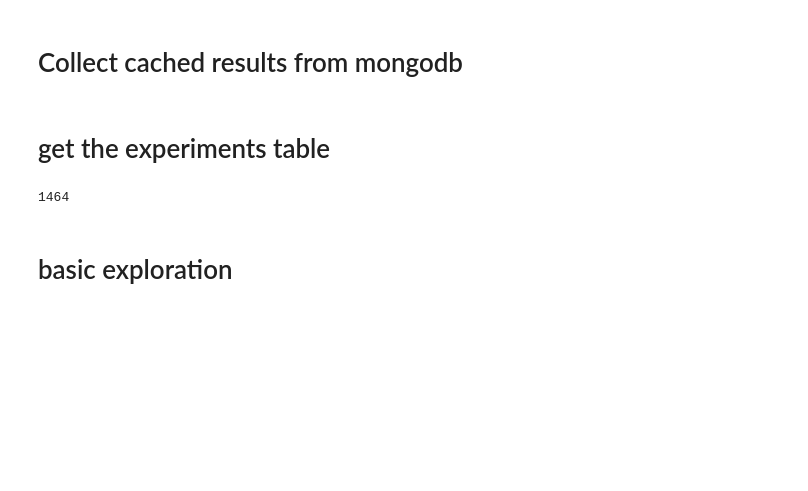
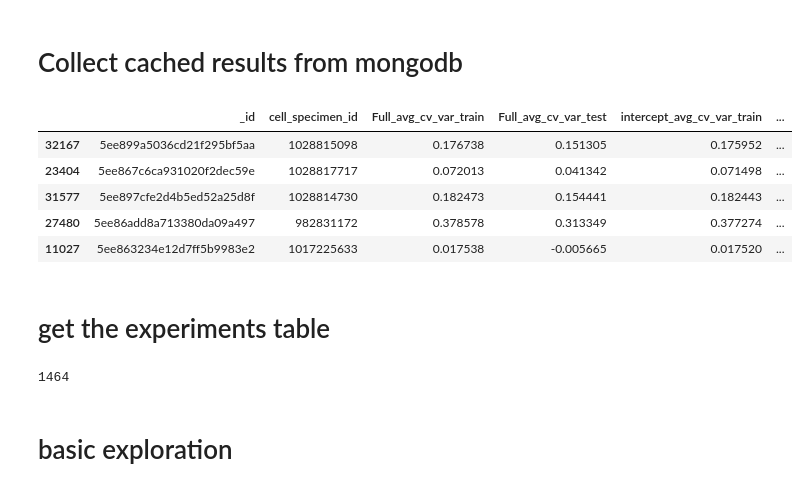
Before and after one commit to AllenInstitute/visual_behavior_glm, a Jupyter notebook: notebooks/2020.06.16_summarize_glm_results.ipynb, the cells around one changed output. Drawn from its saved outputs; the diff is of its cells as text; code cells hidden in the pictures; blank space fills up the shorter version.

```diff
--- a/notebooks/2020.06.16_summarize_glm_results.ipynb
+++ b/notebooks/2020.06.16_summarize_glm_results.ipynb
@@ -28,8 +28,17 @@ import matplotlib.pyplot as plt
 # %%
 conn = db.Database('visual_behavior_data')
 database = 'ophys_glm'
-results_full = pd.DataFrame(list(conn[database]['results_full'].find({})))
-results_summary = pd.DataFrame(list(conn[database]['results_summary'].find({})))
+results_full = pd.DataFrame(list(conn[database]['results_full'].find({'glm_version':2})))
+results_summary = pd.DataFrame(list(conn[database]['results_summary'].find({'glm_version':2})))
+# %%
+results_full.sample(5)
+# %% [output]
+|  | _id | cell_specimen_id | Full_avg_cv_var_train | Full_avg_cv_var_test | intercept_avg_cv_var_train | ... |
+| 32167 | 5ee899a5036cd21f295bf5aa | 1028815098 | 0.176738 | 0.151305 | 0.175952 | ... |
+| 23404 | 5ee867c6ca931020f2dec59e | 1028817717 | 0.072013 | 0.041342 | 0.071498 | ... |
+| 31577 | 5ee897cfe2d4b5ed52a25d8f | 1028814730 | 0.182473 | 0.154441 | 0.182443 | ... |
+| 27480 | 5ee86add8a713380da09a497 | 982831172 | 0.378578 | 0.313349 | 0.377274 | ... |
+| 11027 | 5ee863234e12d7ff5b9983e2 | 1017225633 | 0.017538 | -0.005665 | 0.017520 | ... |
 # %% [markdown]
 # get the experiments table
 # %%
```
